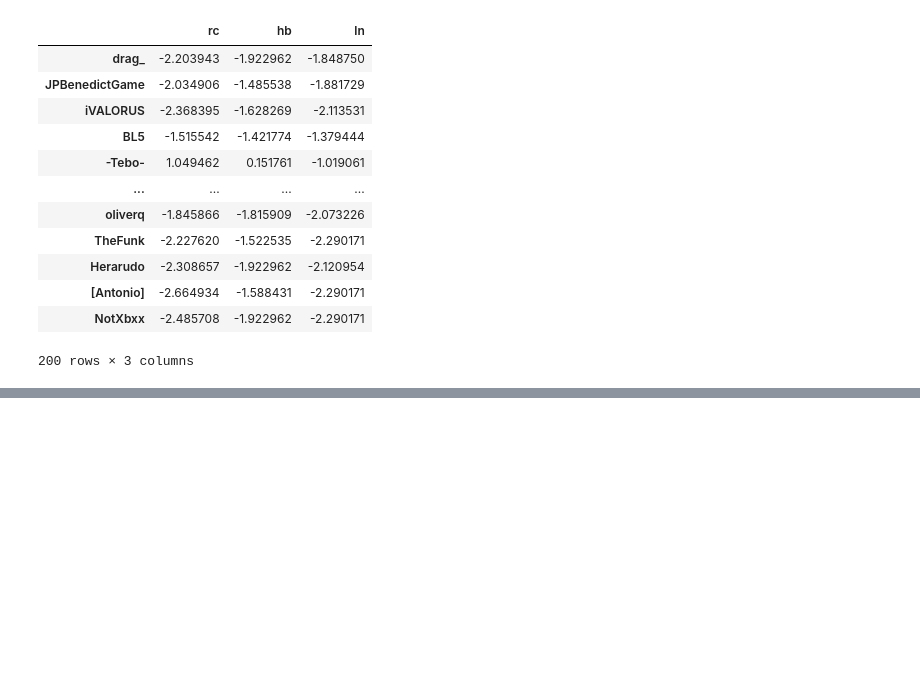
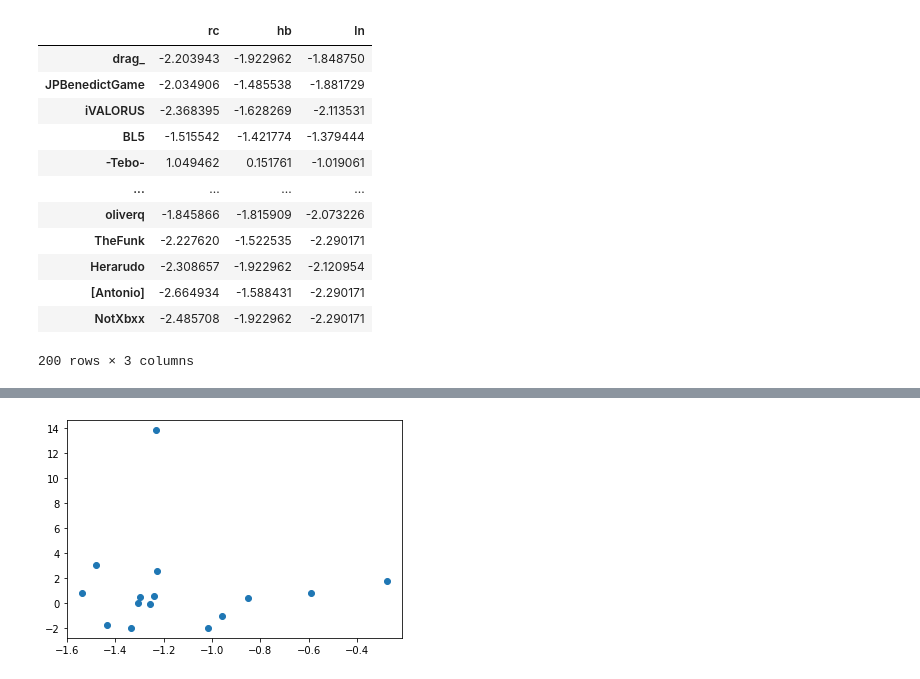
Before and after one commit to 4digitmwc/extraterrestrial-index, a Jupyter notebook: eti_soft.ipynb, the cells around one changed output, grey strips where cells are left out. Cells and saved outputs as stored; diff of their text form; code cells hidden in the pictures; blank space fills up the shorter version.

```diff
--- a/eti_soft.ipynb
+++ b/eti_soft.ipynb
@@ -273,0 +234,4 @@ See the caveats in the documentation: https://pandas.pydata.org/pandas-docs/stab
+# %%
+plot_soft6_vs_4dm4('HB')
+# %% [output]
+[figure, added]
```
Also changed, not shown: parts of 41 cells of this notebook, 3 other files.
